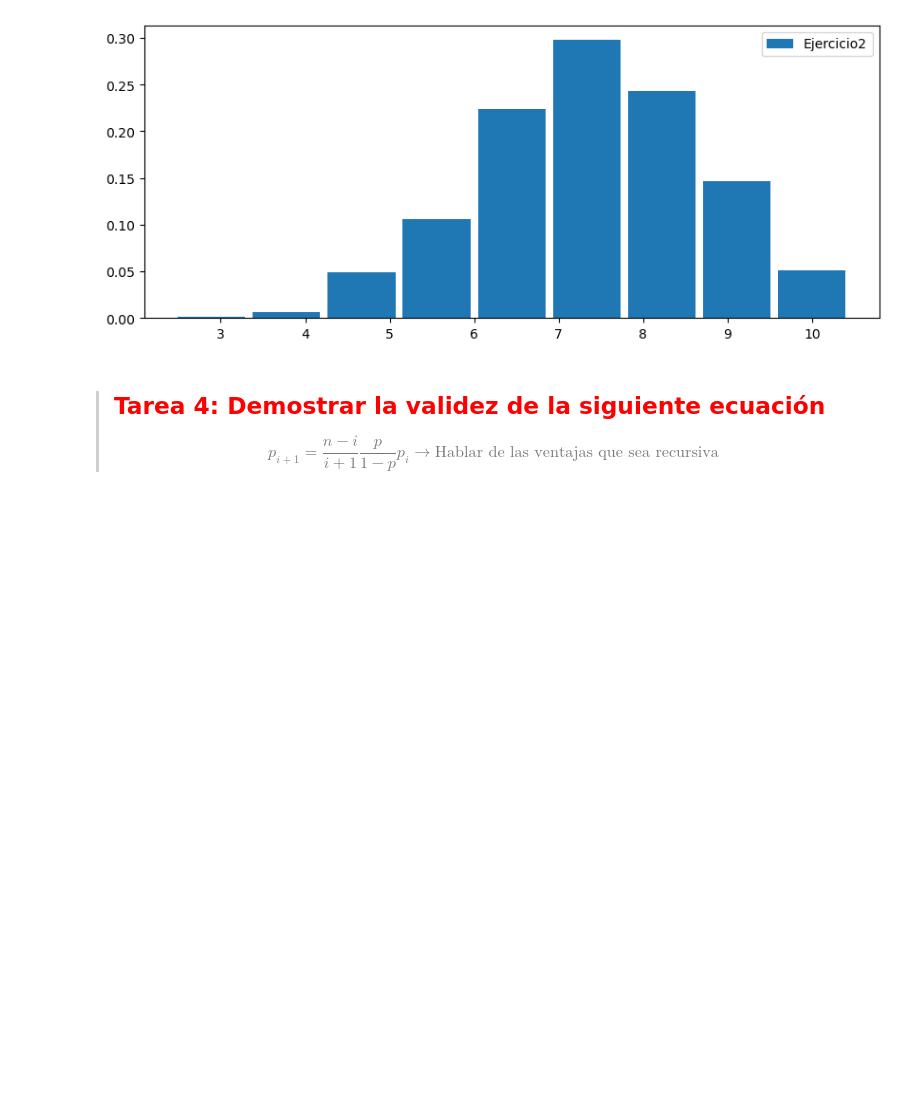
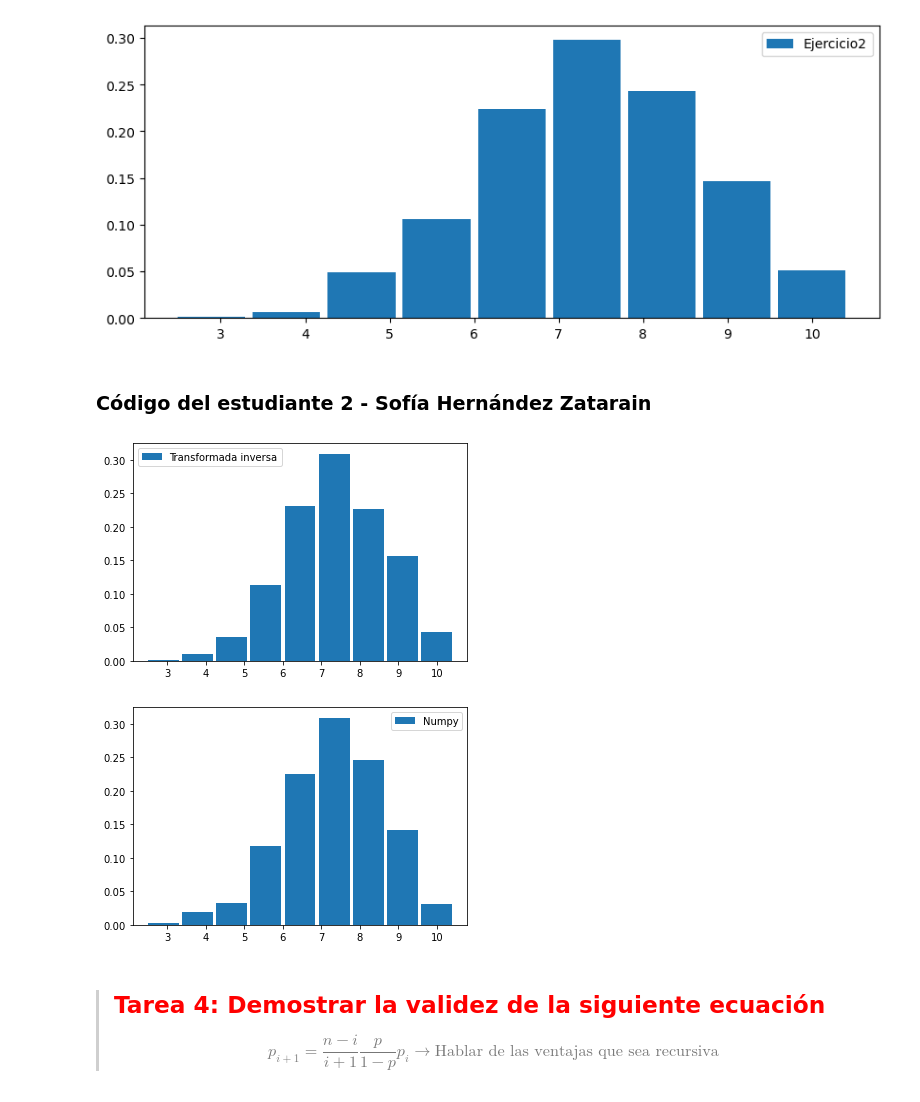
Before and after one commit to josepablojimenez/proyecto_conjunto_JPJimenez_Shernandez, a Jupyter notebook: ProyectoConjunto_JPJimenez_SHernandez (2).ipynb, the cells around one changed output. Drawn from its saved outputs; the diff is of its cells as text; code cells hidden in the pictures; blank space fills up the shorter version.

```diff
--- a/ProyectoConjunto_JPJimenez_SHernandez (2).ipynb
+++ b/ProyectoConjunto_JPJimenez_SHernandez (2).ipynb
@@ -136,3 +179,38 @@ plot_histogram_discrete(d_binomial, 'Ejercicio2')
+# %% [markdown]
+### Código del estudiante 2 - Sofía Hernández Zatarain
+# %%
+def discreta(acumulada: 'Lista de probabilidades acumuladas de la distribución', N: 'Número de datos que se generan'):
+    x = np.random.rand(N)
+    serie = pd.Series([sum([1 for prob in acumulada if prob < var]) for var in x])
+    return serie
+
+def Histograma(distribucion, label):
+    plt.figure()
+    y, x = np.histogram(distribucion, bins = len(set(distribucion)), density = True)
+    plt.bar(x[1:], y, label = label)
+    plt.legend()
+    plt.show()
+
+def binomial(n, exito):
+    prob = np.zeros(n)
+    prob[0] = (1 - exito) ** n
+    def vector(i):
+        nonlocal prob
+        prob[i + 1]=((exito / (1 - exito))*(n - i) / (i + 1)) * prob[i]
+    [vector(i) for i in range(n - 1)]
+    return np.cumsum(prob)
+
+n, exito, N = 10, 0.7, 1000
+acumulada = binomial(n, exito)
+
+trans = discreta(acumulada, N)
+Histograma(trans, 'Transformada inversa')
+
+num = np.random.binomial(n, exito, N)
+Histograma(num,'Numpy')
+# %% [output]
+[figure, added]
+[figure, added]
 # %% [markdown]
 > ## <font color ='red'>Tarea 4: Demostrar la validez de la siguiente ecuación
 >$$p_{i+1}=\frac{n-i}{i+1}\frac{p}{1-p} p_i \longrightarrow \text{Hablar de las ventajas que sea recursiva}$$
```
Also changed, not shown: parts of 14 cells of this notebook.
